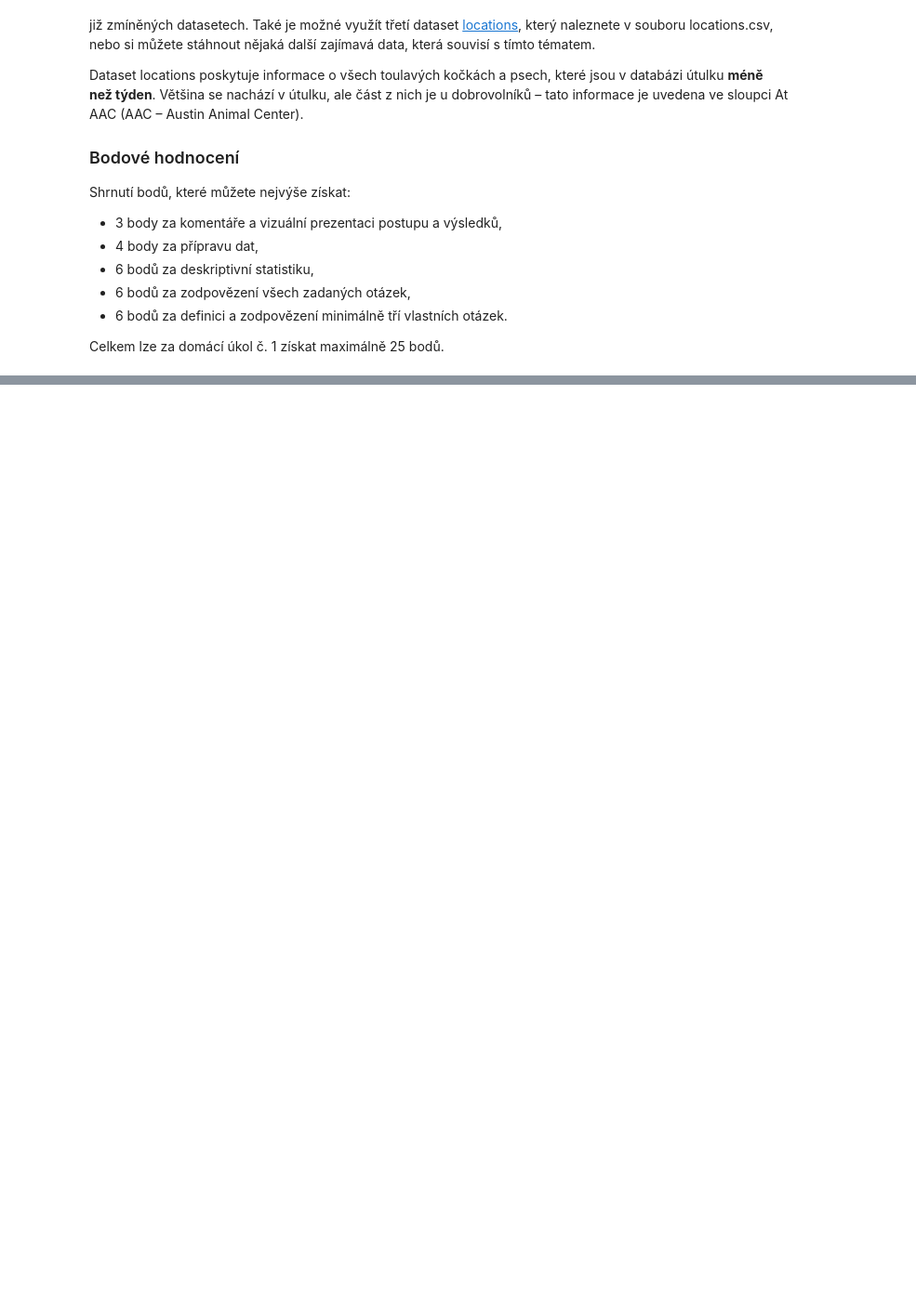
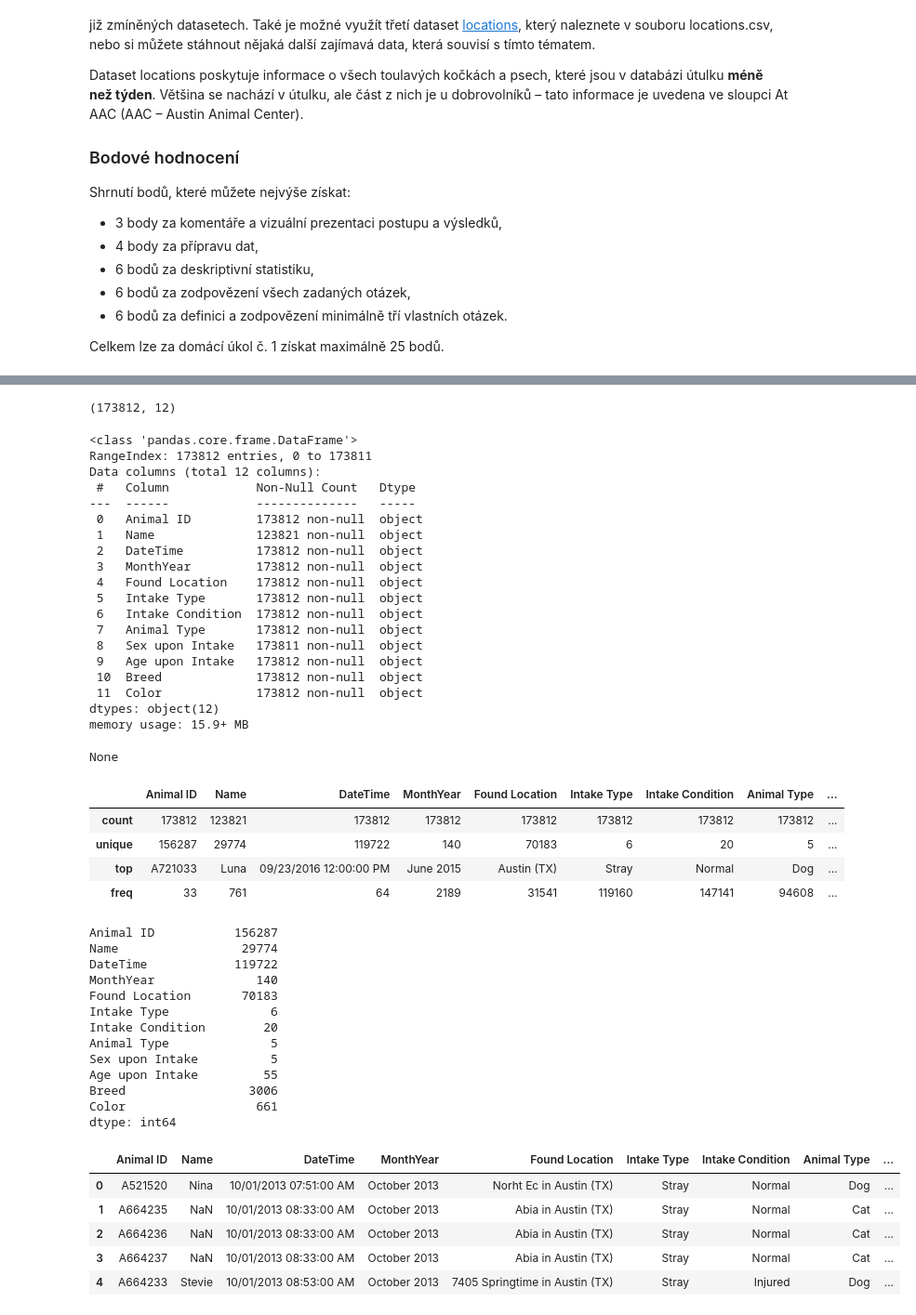
Before and after one commit to stasbebra2006/BI-VIZ, a Jupyter notebook: hms/hm01/01/hm01.ipynb, the cells around one changed output, grey strips where cells are left out. Shown at 93% size. Drawn from its saved outputs; the diff is of its cells as text; code cells hidden in the pictures; blank space fills up the shorter version.

```diff
--- a/hms/hm01/01/hm01.ipynb
+++ b/hms/hm01/01/hm01.ipynb
@@ -213,0 +84,57 @@ array(['Spayed Female', 'Unknown', 'Intact Female', 'Intact Male',
+# %%
+# Zakladni informace
+display(intakes.shape)
+display(intakes.info())
+display(intakes.describe(include='all'))
+display(intakes.nunique())
+display(intakes.head)
+
+# Name obsahuje hodne prazdných udaju
+
+#Intake Type, Animal Type, Intake Condition, Sex upon Intake asi jsou kategoricke
+# %% [output]
+(173812, 12)
+<class 'pandas.core.frame.DataFrame'>
+RangeIndex: 173812 entries, 0 to 173811
+Data columns (total 12 columns):
+ #   Column            Non-Null Count   Dtype
+---  ------            --------------   -----
+ 0   Animal ID         173812 non-null  object
+ 1   Name              123821 non-null  object
+ 2   DateTime          173812 non-null  object
+ 3   MonthYear         173812 non-null  object
+ 4   Found Location    173812 non-null  object
+ 5   Intake Type       173812 non-null  object
+ 6   Intake Condition  173812 non-null  object
+ 7   Animal Type       173812 non-null  object
+ 8   Sex upon Intake   173811 non-null  object
+ 9   Age upon Intake   173812 non-null  object
+ 10  Breed             173812 non-null  object
+ 11  Color             173812 non-null  object
+dtypes: object(12)
+memory usage: 15.9+ MB
+None
+|  | Animal ID | Name | DateTime | MonthYear | Found Location | Intake Type | Intake Condition | Animal Type | ... |
+| count | 173812 | 123821 | 173812 | 173812 | 173812 | 173812 | 173812 | 173812 | ... |
+| unique | 156287 | 29774 | 119722 | 140 | 70183 | 6 | 20 | 5 | ... |
+| top | A721033 | Luna | 09/23/2016 12:00:00 PM | June 2015 | Austin (TX) | Stray | Normal | Dog | ... |
+| freq | 33 | 761 | 64 | 2189 | 31541 | 119160 | 147141 | 94608 | ... |
+Animal ID           156287
+Name                 29774
+DateTime            119722
+MonthYear              140
+Found Location       70183
+Intake Type              6
+Intake Condition        20
+Animal Type              5
+Sex upon Intake          5
+Age upon Intake         55
+Breed                 3006
+Color                  661
+dtype: int64
+|  | Animal ID | Name | DateTime | MonthYear | Found Location | Intake Type | Intake Condition | Animal Type | ... |
+| 0 | A521520 | Nina | 10/01/2013 07:51:00 AM | October 2013 | Norht Ec in Austin (TX) | Stray | Normal | Dog | ... |
+| 1 | A664235 | NaN | 10/01/2013 08:33:00 AM | October 2013 | Abia in Austin (TX) | Stray | Normal | Cat | ... |
+| 2 | A664236 | NaN | 10/01/2013 08:33:00 AM | October 2013 | Abia in Austin (TX) | Stray | Normal | Cat | ... |
+| 3 | A664237 | NaN | 10/01/2013 08:33:00 AM | October 2013 | Abia in Austin (TX) | Stray | Normal | Cat | ... |
+| 4 | A664233 | Stevie | 10/01/2013 08:53:00 AM | October 2013 | 7405 Springtime in Austin (TX) | Stray | Injured | Dog | ... |
```
Also changed, not shown: parts of 12 cells of this notebook, 1 other file.
